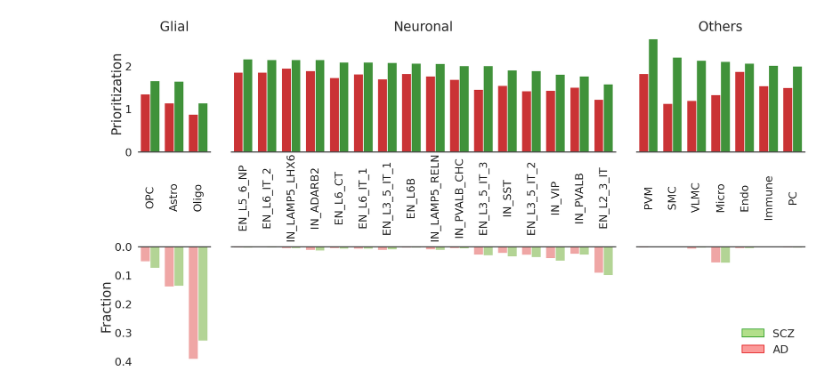
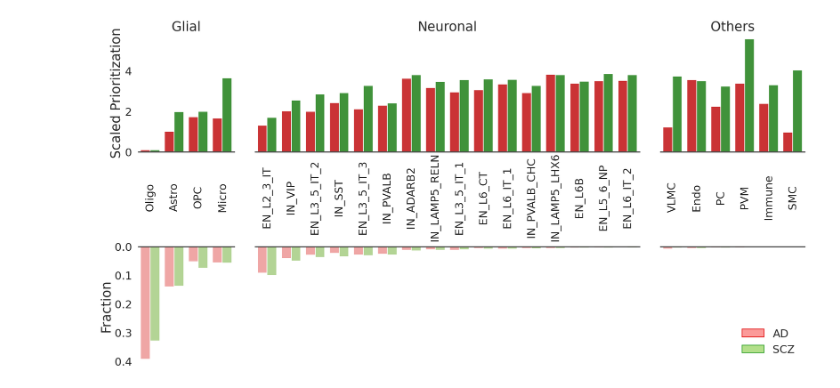
Before and after one commit to Oafish1/iBrainMap-Analysis, a Jupyter notebook: scripts/individual_plots/CT_Prioritization.ipynb, the cells around one changed output. Cells and saved outputs as stored; diff of their text form; code cells hidden in the pictures.

Commit message:
Scaling and prioritization

```diff
--- a/scripts/individual_plots/CT_Prioritization.ipynb
+++ b/scripts/individual_plots/CT_Prioritization.ipynb
@@ -40,6 +40,7 @@ df = df.rename(columns={
     'cell_frac_std': 'Fraction STD',
     'phenotype_x': 'Phenotype',
 })
+df.loc[df['Cell Type'] == 'Micro', 'Super'] = 'Glial'  # Small correction
 
 # # Generate fake data
 # df = pd.DataFrame({'Cell Type': [f'CELLTYPE_{i:02}' for i in range(12)]})
@@ -55,8 +56,19 @@ df = df.rename(columns={
 # # Add classification to data
 # df['Super'] = df['Cell Type'].map(lambda ct: glial_to_neuronal[ct])
 
+# Scale prioritizations
+for pheno in df['Phenotype'].unique():
+    df_sub = df.loc[df['Phenotype'] == pheno, 'Prioritization']
+    df_sub = (df_sub - df_sub.mean()) / df_sub.std()  # Z-score
+    # df_sub = (df_sub - df_sub.min()) / (df_sub.max() - df_sub.min())  # Min-max scaling
+    # df_sub = df_sub / df_sub.std()  # Non-centered Z-score
+    df_sub = df_sub - df_sub.min() + .1   # Centered + min
+
+    df.loc[df['Phenotype'] == pheno, 'Prioritization'] = df_sub
+
 # Sort
-df = df.sort_values('Prioritization', ascending=False)
+# df = df.sort_values('Prioritization', ascending=False)
+df = df.sort_values('Fraction', ascending=False)
 # %%
 # Parameters
 label_hspace = .8
@@ -156,31 +168,34 @@ for sup, feature, ax_loc in arrangement:
     ax.spines['right'].set_visible(False)
 
 # Match limits (needed otherwise weird prioritization on axis limits when sharing)
 for y in range(2):
     # Get ranges
     lim_min = min(axs[y, i].get_ylim()[0] for i in range(len(order)))
     lim_max = max(axs[y, i].get_ylim()[1] for i in range(len(order)))
 
     # Set ranges
     for i in range(len(order)):
         axs[y, i].set_ylim(lim_min, lim_max)
 
 
 # Share axes and invert
 for x in range(len(order)): axs[0, x].sharex(axs[1, x])
 for y in range(2):
     for x in range(len(order)-1):
         axs[y, x].sharey(axs[y, x+1])
 axs[1, 0].invert_yaxis()
 
 # Legend
 from matplotlib.patches import Patch
 legend_elements = [Patch(facecolor=COLORS[ph][1], edgecolor=COLORS[ph][0], label=ph) for ph in df_sub['Phenotype'].unique()]
 axs[-1, -1].legend(handles=legend_elements, frameon=False, loc='lower right')
 
+# Other formatting
+axs[0, 0].set_ylabel('Scaled Prioritization')
+
 # Save figure
 fig.savefig(os.path.join(PLOT_DIR, f'figure_5_prioritization.pdf'), bbox_inches='tight')
 plt.show()
 plt.close()
 # %% [output]
-[figure, old version]
+[figure, new version]
```
Also changed, not shown: 2 other files.
